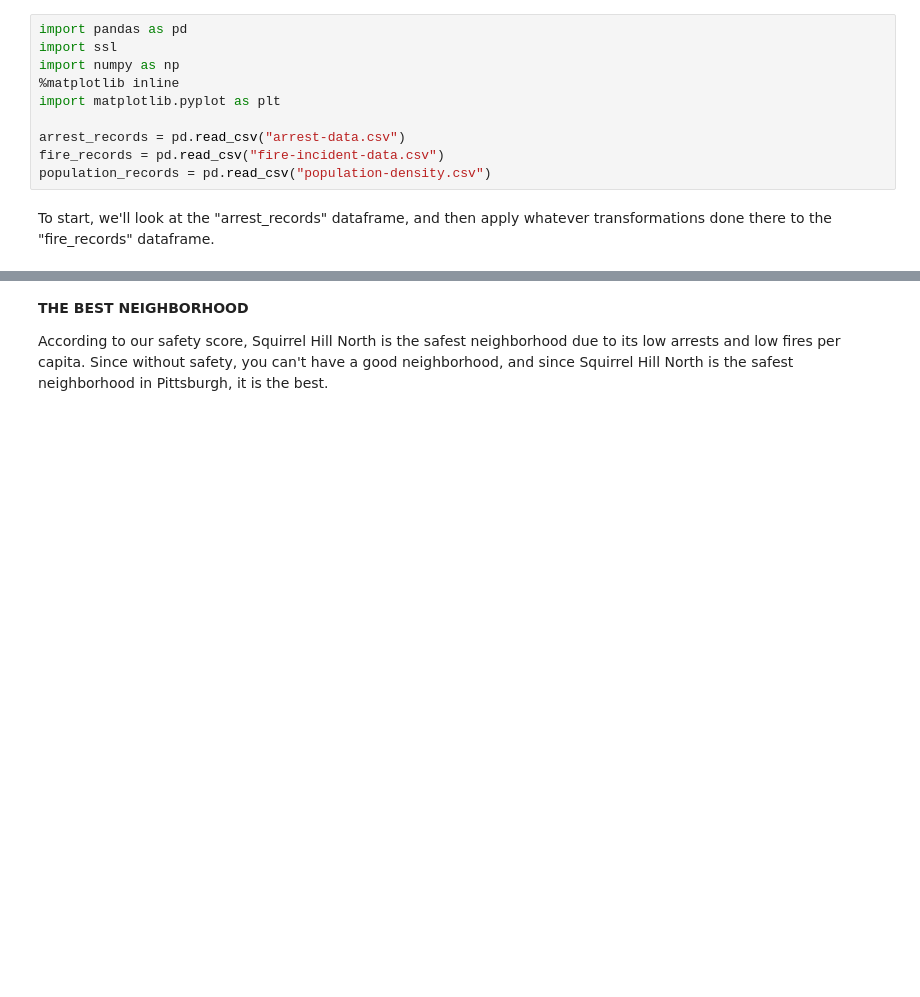
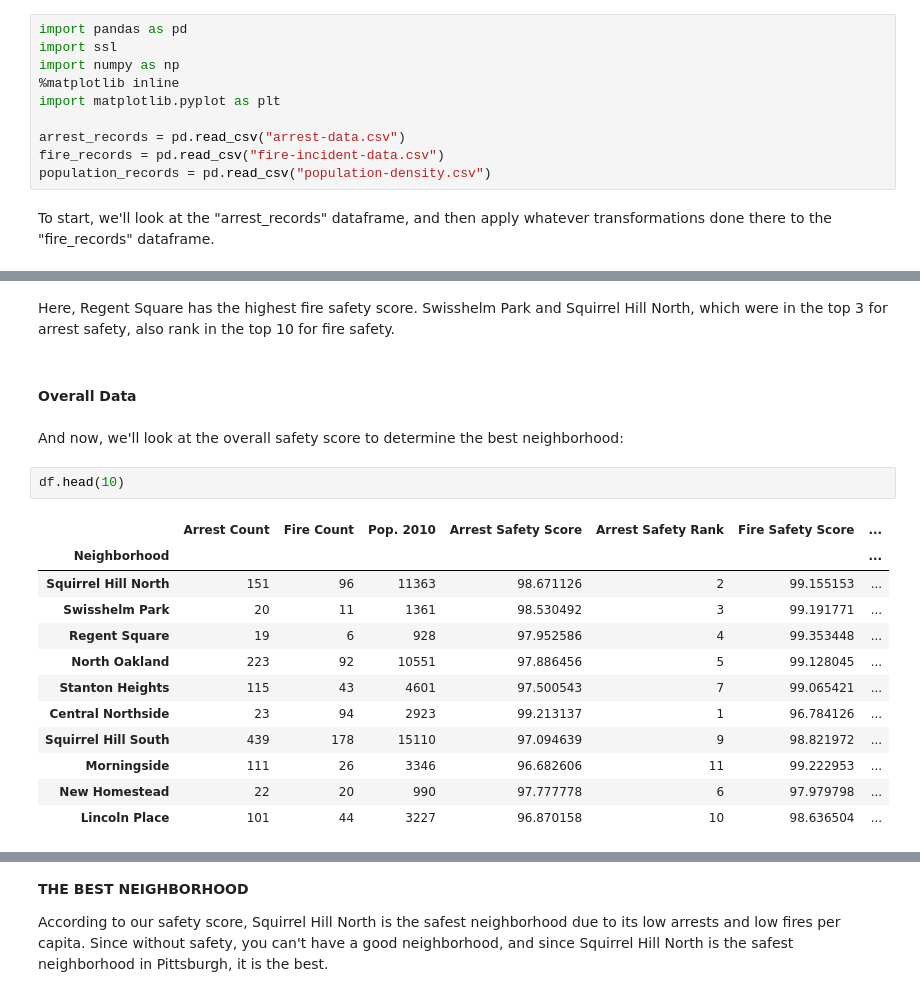
Before and after one commit to jcm155/big_ideas_final_project, a Jupyter notebook: Final Report.ipynb, the cells around one changed output, grey strips where cells are left out. Drawn from its saved outputs; the diff is of its cells as text; blank space fills up the shorter version.

```diff
--- a/Final Report.ipynb
+++ b/Final Report.ipynb
@@ -27,0 +258,21 @@ To start, we'll look at the "arrest_records" dataframe, and then apply whatever
+# %% [markdown]
+Here, Regent Square has the highest fire safety score. Swisshelm Park and Squirrel Hill North, which were in the top 3 for arrest safety, also rank in the top 10 for fire safety.
+# %% [markdown]
+#### Overall Data
+# %% [markdown]
+And now, we'll look at the overall safety score to determine the best neighborhood:
+# %%
+df.head(10)
+# %% [output]
+|  | Arrest Count | Fire Count | Pop. 2010 | Arrest Safety Score | Arrest Safety Rank | Fire Safety Score | ... |
+| Neighborhood |  |  |  |  |  |  | ... |
+| Squirrel Hill North | 151 | 96 | 11363 | 98.671126 | 2 | 99.155153 | ... |
+| Swisshelm Park | 20 | 11 | 1361 | 98.530492 | 3 | 99.191771 | ... |
+| Regent Square | 19 | 6 | 928 | 97.952586 | 4 | 99.353448 | ... |
+| North Oakland | 223 | 92 | 10551 | 97.886456 | 5 | 99.128045 | ... |
+| Stanton Heights | 115 | 43 | 4601 | 97.500543 | 7 | 99.065421 | ... |
+| Central Northside | 23 | 94 | 2923 | 99.213137 | 1 | 96.784126 | ... |
+| Squirrel Hill South | 439 | 178 | 15110 | 97.094639 | 9 | 98.821972 | ... |
+| Morningside | 111 | 26 | 3346 | 96.682606 | 11 | 99.222953 | ... |
+| New Homestead | 22 | 20 | 990 | 97.777778 | 6 | 97.979798 | ... |
+| Lincoln Place | 101 | 44 | 3227 | 96.870158 | 10 | 98.636504 | ... |
```
Also changed, not shown: parts of 35 cells of this notebook.
